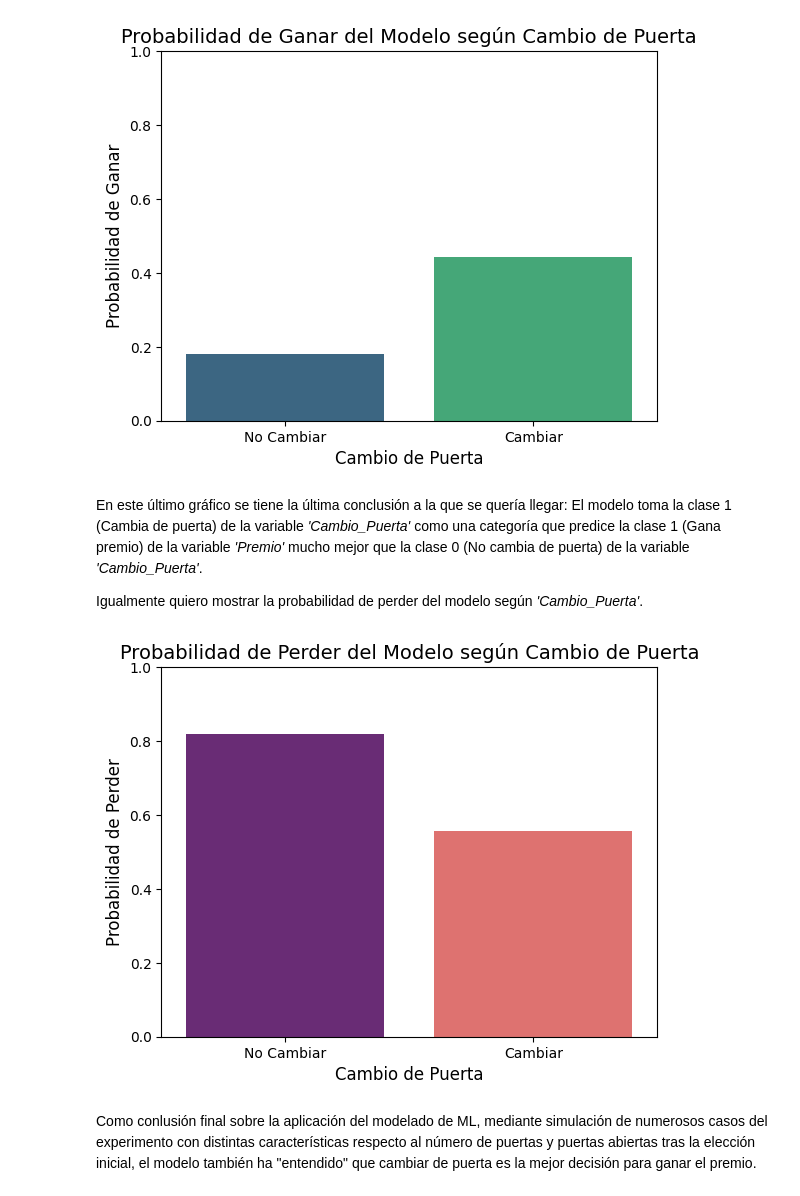
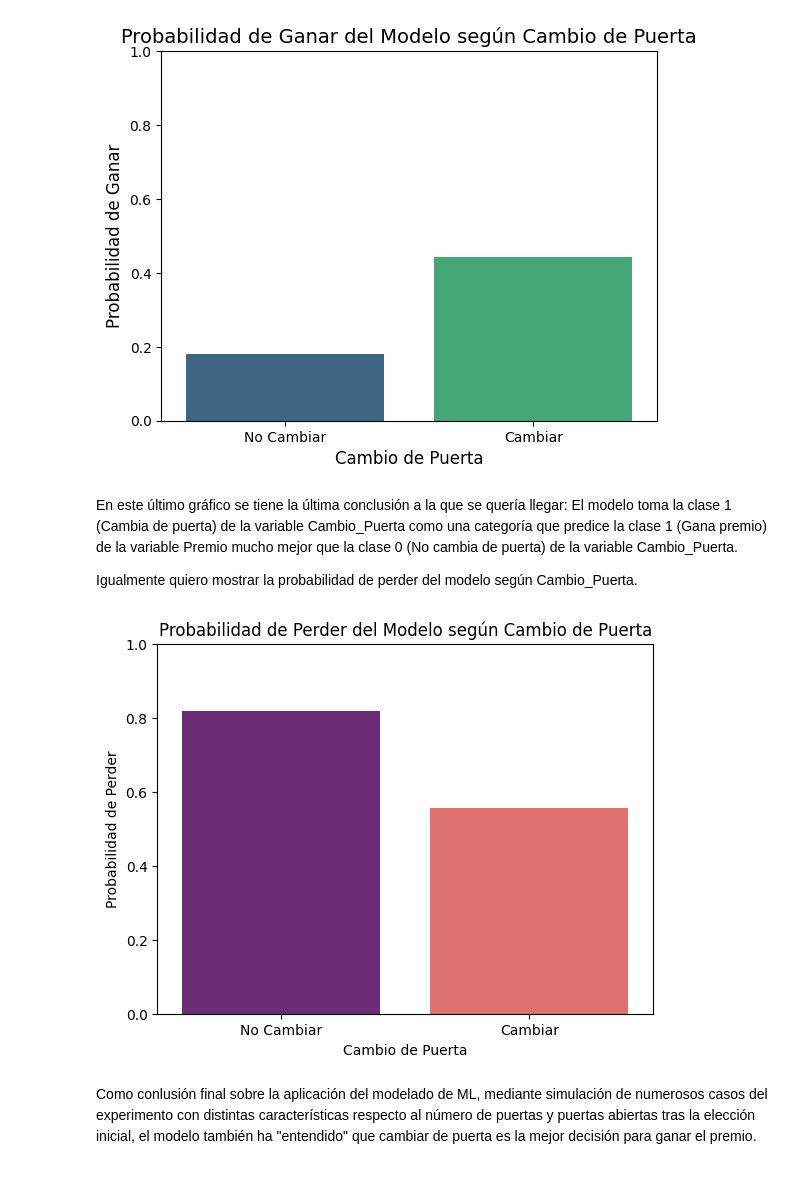
Before and after one commit to AlfonsoGuisado/Monty_Hall_Paradox, a Jupyter notebook: notebook/Monty Hall Paradox Simulation, ML & Demonstration.ipynb, the cells around one changed output. Cells and saved outputs as stored; diff of their text form; code cells hidden in the pictures.

```diff
--- a/notebook/Monty Hall Paradox Simulation, ML & Demonstration.ipynb
+++ b/notebook/Monty Hall Paradox Simulation, ML & Demonstration.ipynb
@@ -307,9 +308,9 @@ plt.show()
 # %% [output]
 [figure]
 # %% [markdown]
-En este último gráfico se tiene la última conclusión a la que se quería llegar: El modelo toma la clase 1 (Cambia de puerta) de la variable *'Cambio_Puerta'* como una categoría que predice la clase 1 (Gana premio) de la variable *'Premio'* mucho mejor que la clase 0 (No cambia de puerta) de la variable *'Cambio_Puerta'*.
+En este último gráfico se tiene la última conclusión a la que se quería llegar: El modelo toma la clase 1 (Cambia de puerta) de la variable Cambio_Puerta como una categoría que predice la clase 1 (Gana premio) de la variable Premio mucho mejor que la clase 0 (No cambia de puerta) de la variable Cambio_Puerta.
 
-Igualmente quiero mostrar la probabilidad de perder del modelo según *'Cambio_Puerta'*.
+Igualmente quiero mostrar la probabilidad de perder del modelo según Cambio_Puerta.
 # %%
 y_prob_perder = modelo.predict_proba(X_test)[:, 0]
 
@@ -318,20 +319,20 @@ visualizacion_df_MH = pd.DataFrame({'Cambio_Puerta': X_test['Cambio_Puerta'],
 # %%
 probabilidades_promedio_perder = visualizacion_df_MH.groupby('Cambio_Puerta')['Probabilidad_Perdida'].mean()
 
 sns.barplot(
     x=probabilidades_promedio_perder.index,
     y=probabilidades_promedio_perder.values,
     palette='magma'
 )
 
-plt.title('Probabilidad de Perder del Modelo según Cambio de Puerta', fontsize=14)
-plt.xlabel('Cambio de Puerta', fontsize=12)
-plt.ylabel('Probabilidad de Perder', fontsize=12)
+plt.title('Probabilidad de Perder del Modelo según Cambio de Puerta')
+plt.xlabel('Cambio de Puerta')
+plt.ylabel('Probabilidad de Perder')
 plt.xticks([0, 1], labels=['No Cambiar', 'Cambiar'])
 plt.ylim(0, 1)
 plt.show()
 # %% [output]
-[figure, old version]
+[figure, new version]
 # %% [markdown]
 Como conlusión final sobre la aplicación del modelado de ML, mediante simulación de numerosos casos del experimento con distintas características respecto al número de puertas y puertas abiertas tras la elección inicial, el modelo también ha "entendido" que cambiar de puerta es la mejor decisión para ganar el premio.
 # %% [markdown]
```
Also changed, not shown: parts of 12 cells of this notebook.
